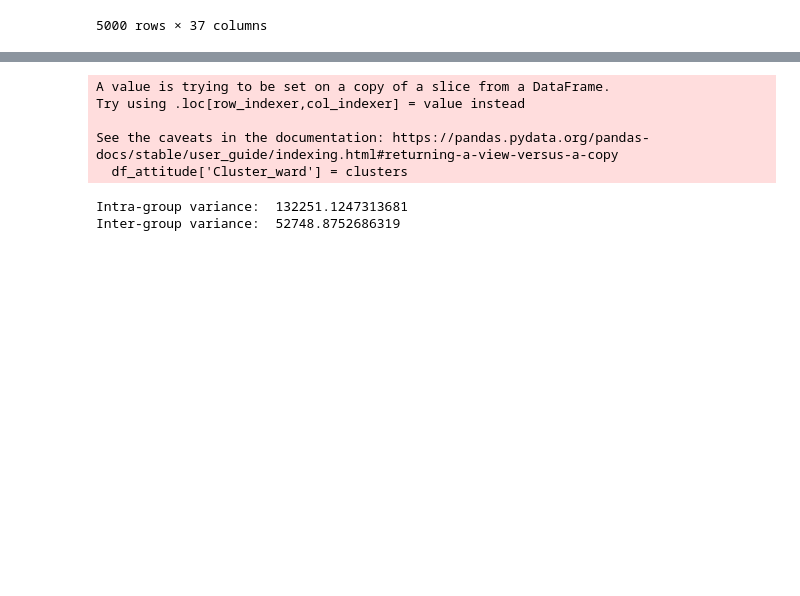
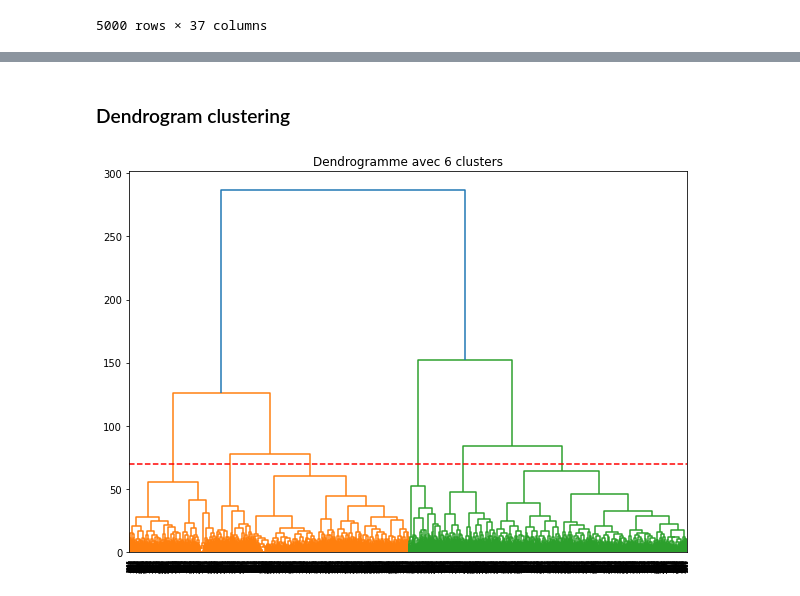
Before and after one commit to JunyiLi0/kantar-sturdy-octo-fiesta, a Jupyter notebook: kantar.ipynb, the cells around one changed output, grey strips where cells are left out. Drawn from its saved outputs; the diff is of its cells as text; code cells hidden in the pictures; blank space fills up the shorter version.

```diff
--- a/kantar.ipynb
+++ b/kantar.ipynb
@@ -86,44 +97,25 @@ Variance inter-groupe :  43922.159297530125
+# %% [markdown]
+### Dendrogram clustering
+# %%
+# Standardiser les données
+scaler = StandardScaler()
+df_scaled = scaler.fit_transform(df_attitude)
+
+# Générer la matrice de liens
+Z = linkage(df_scaled, 'ward')
 # %%
-from scipy.cluster.hierarchy import dendrogram, linkage
-from matplotlib import pyplot as plt
-from scipy.cluster.hierarchy import fcluster
+# Détermination des clusters à partir de la matrice de liens Z
+clusters = fcluster(Z, 6, criterion='maxclust')
 
+# Ajout des clusters au DataFrame
+df_scaled = pd.DataFrame(df_scaled, columns=df_attitude.columns)
+df_scaled['cluster'] = clusters
 
-# Perform hierarchical clustering using Ward's method
-linked = linkage(df_scaled, 'ward')
-
-# Plot the dendrogram
-#plt.figure(figsize=(10, 7))
-#dendrogram(linked,
-#           orientation='top',
-#           distance_sort='descending')
-#plt.show()
-clusters = fcluster(linked, 3, criterion='maxclust')
-df_attitude['Cluster_ward'] = clusters
+# Affichage du dendrogramme avec une ligne horizontale pour les 6 clusters
+plt.figure(figsize=(10, 7))
+plt.title("Dendrogramme avec 6 clusters")
+dendrogram(Z)
+plt.axhline(y=70, color='r', linestyle='--')
+plt.show()
 # %% [output]
-A value is trying to be set on a copy of a slice from a DataFrame.
-Try using .loc[row_indexer,col_indexer] = value instead
-
-See the caveats in the documentation: https://pandas.pydata.org/pandas-docs/stable/user_guide/indexing.html#returning-a-view-versus-a-copy
-  df_attitude['Cluster_ward'] = clusters
+[figure, added]
-# %%
-# Calculate the centroids of each cluster
-centroids = np.array([np.mean(df_scaled[clusters == i], axis=0) for i in range(1, 4)])
-
-# Extract only the columns of the principal components
-principalComponents = df_scaled
-
-# Calculate the intra-group variance
-intra_variance = np.sum([np.sum(np.square(principalComponents[clusters == i] - centroids[i-1])) for i in range(1, 4)])
-
-# Calculate the center of all points
-total_centroid = np.mean(principalComponents, axis=0)
-
-# Calculate the inter-group variance
-inter_variance = np.sum([len(principalComponents[clusters == i]) * np.square(np.linalg.norm(centroids[i-1] - total_centroid)) for i in range(1, 4)])
-
-print("Intra-group variance: ", intra_variance)
-print("Inter-group variance: ", inter_variance)
-# %% [output]
-Intra-group variance:  132251.1247313681
-Inter-group variance:  52748.8752686319
```
Also changed, not shown: parts of 47 cells of this notebook.
